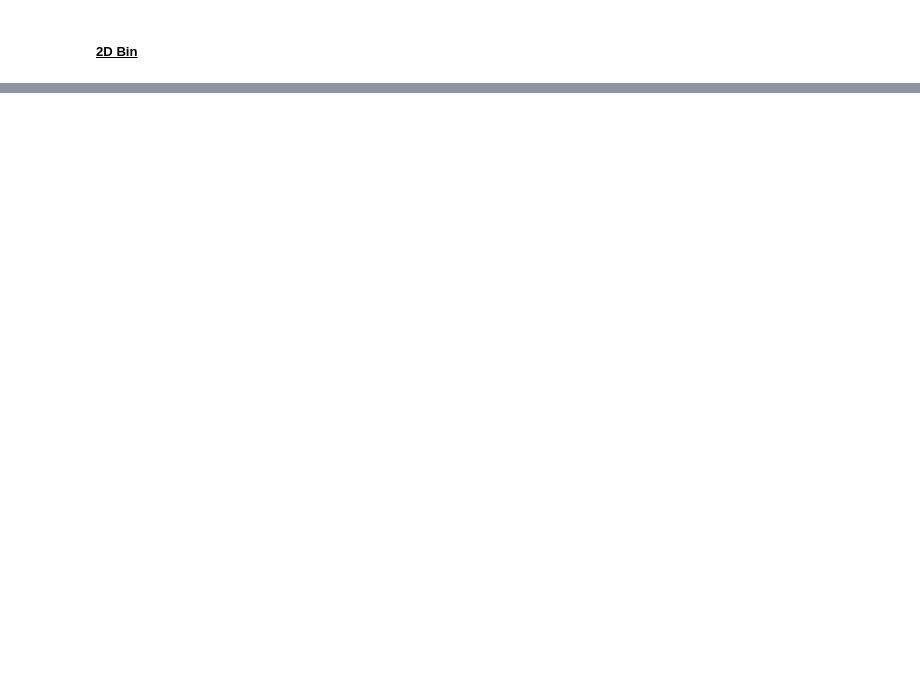
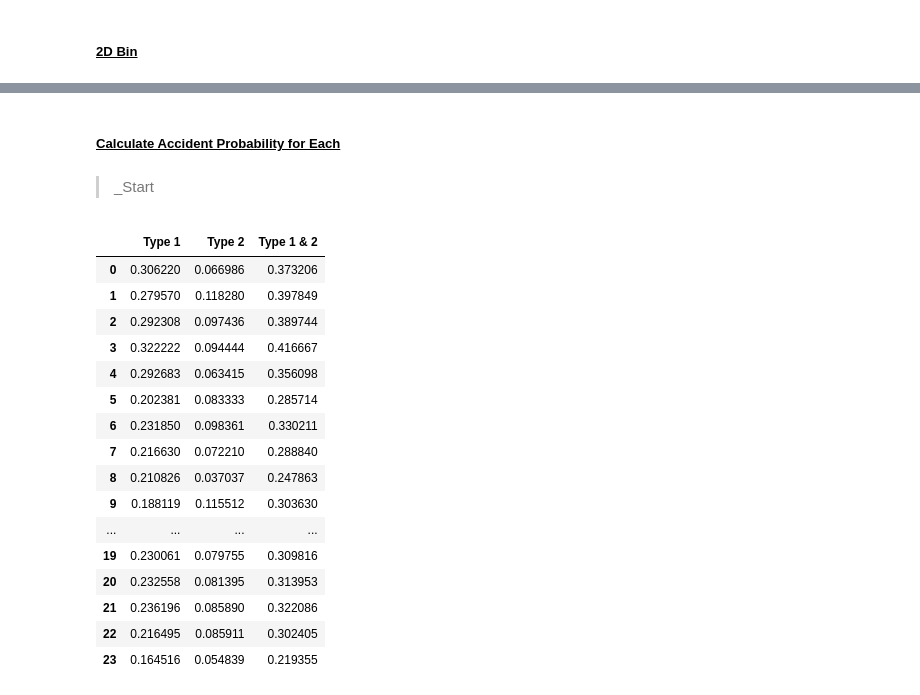
Before and after one commit to ThomasQTruong/CS-4650, a Jupyter notebook: project3/HW3_Thomas_Truong.ipynb, the cells around one changed output, grey strips where cells are left out. Cells and saved outputs as stored; diff of their text form; code cells hidden in the pictures; blank space fills up the shorter version.

```diff
--- a/project3/HW3_Thomas_Truong.ipynb
+++ b/project3/HW3_Thomas_Truong.ipynb
@@ -119,15 +85,0 @@ dataframe_start
-# %%
-# Calculates the accident probability for a bin.
-def get_accident_probability(dataframe, column_name, bin_number):
-  classes = [0, 0, 0]
-  for item in dataframe[dataframe[column_name] == bin_number].iterrows():
-    classes[int(item[1].get("Class"))] += 1
-
-  # Get the probabilty of accident {1 - P(no accident)}.
-  return 1 - classes[0] / sum(classes)
-
-
-# Get chances of accident per bin.
-print("Hour: Accident Chance")
-for i in range(0, 24 // X_HOURS_PER_BIN):
-  print(f"{i}: {round(get_accident_probability(dataframe_start, '_Start', i) * 100, 2)}%")
@@ -192,0 +172,48 @@ dataframe_bins
+# %% [markdown]
+##### <u>Calculate Accident Probability for Each</u>
+# %% [markdown]
+> _Start
+# %%
+RESULT_COLUMNS = ["Type 1", "Type 2", "Type 1 & 2"]
+
+# Calculates the accident probability for a bin.
+def get_accident_probability(dataframe, column_name, bin_number):
+  classes = [0, 0, 0]
+  for item in dataframe[dataframe[column_name] == bin_number].iterrows():
+    classes[pd.to_numeric(item[1]["Class"])] += 1
+
+  # Get the probabilty of accidents [1, 2, total].
+  type1_prob = classes[1] / sum(classes)
+  type2_prob = classes[2] / sum(classes)
+  type_dict = {"Type 1": type1_prob, "Type 2": type2_prob, "Type 1 & 2": type1_prob + type2_prob}
+  return type_dict
+
+
+# Calculate all probabilites and store it into an array.
+start_probs = []
+for i in range(0, 24, X_HOURS_PER_BIN):
+  start_probs.append(get_accident_probability(dataframe_bins, "_Start", i))
+
+
+# Get chances of accident per bin.
+start_result = pd.DataFrame(start_probs)
+
+start_result
+# %% [output]
+|  | Type 1 | Type 2 | Type 1 & 2 |
+| 0 | 0.306220 | 0.066986 | 0.373206 |
+| 1 | 0.279570 | 0.118280 | 0.397849 |
+| 2 | 0.292308 | 0.097436 | 0.389744 |
+| 3 | 0.322222 | 0.094444 | 0.416667 |
+| 4 | 0.292683 | 0.063415 | 0.356098 |
+| 5 | 0.202381 | 0.083333 | 0.285714 |
+| 6 | 0.231850 | 0.098361 | 0.330211 |
+| 7 | 0.216630 | 0.072210 | 0.288840 |
+| 8 | 0.210826 | 0.037037 | 0.247863 |
+| 9 | 0.188119 | 0.115512 | 0.303630 |
+| ... | ... | ... | ... |
+| 19 | 0.230061 | 0.079755 | 0.309816 |
+| 20 | 0.232558 | 0.081395 | 0.313953 |
+| 21 | 0.236196 | 0.085890 | 0.322086 |
+| 22 | 0.216495 | 0.085911 | 0.302405 |
+| 23 | 0.164516 | 0.054839 | 0.219355 |
```
Also changed, not shown: parts of 9 cells of this notebook.
